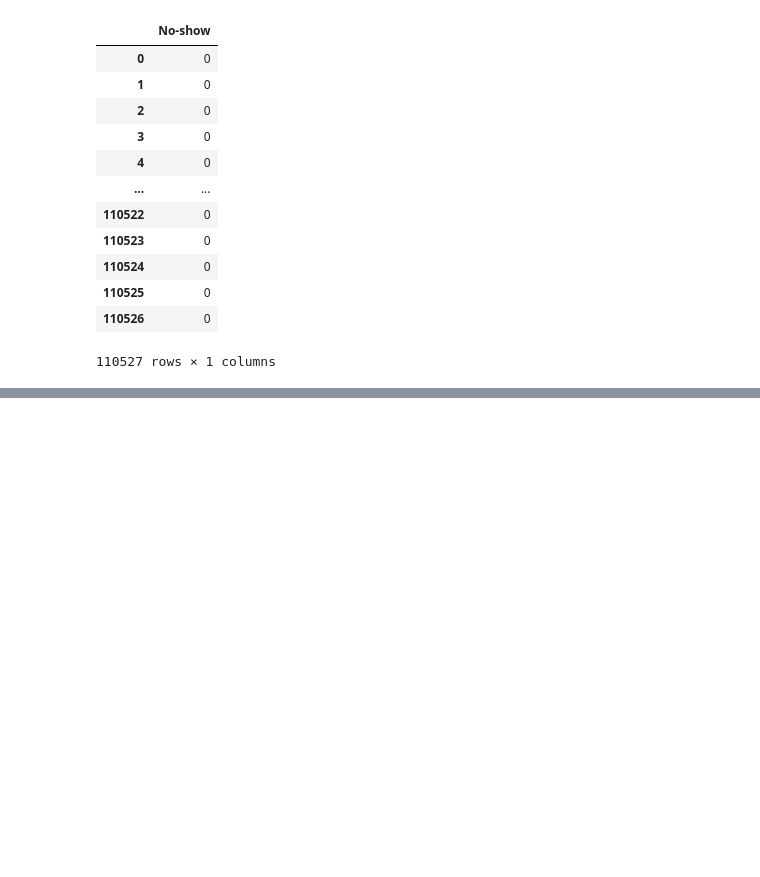
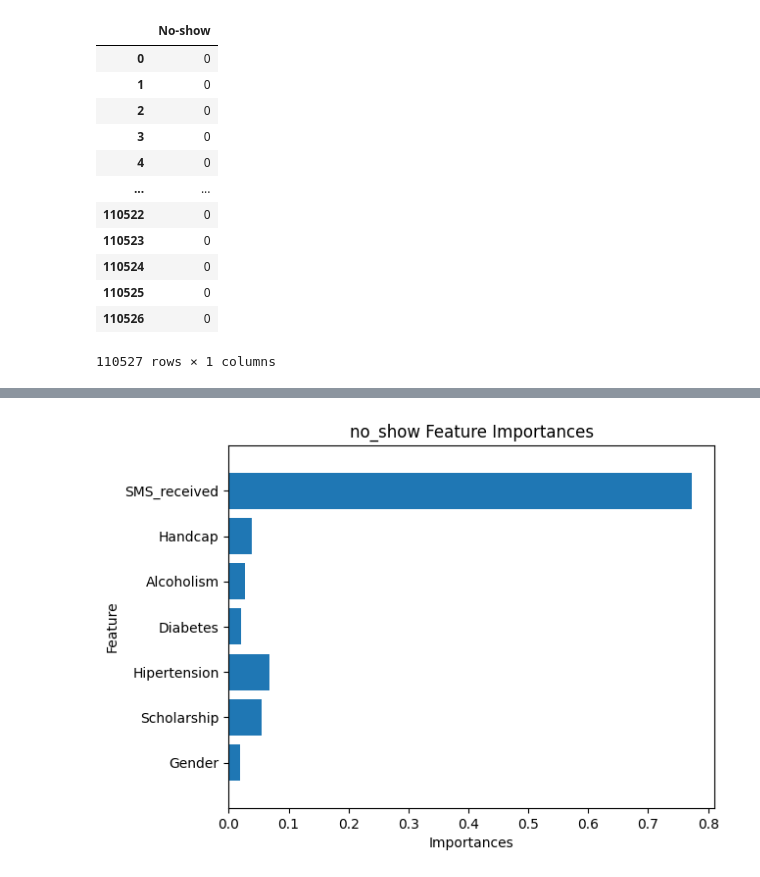
Before and after one commit to 5dongdong/PY_AI, a Jupyter notebook: ex_ysy.ipynb, the cells around one changed output, grey strips where cells are left out. Cells and saved outputs as stored; diff of their text form; code cells hidden in the pictures; blank space fills up the shorter version.

```diff
--- a/ex_ysy.ipynb
+++ b/ex_ysy.ipynb
@@ -254,7 +262,7 @@ Requirement already satisfied: tenacity>=6.2.0 in /usr/local/lib/python3.10/dist
 # %%
 # 2. 모델
-from catboost import CatBoostClassifier
-model = CatBoostClassifier() # 성능 가장 좋음
+from sklearn.ensemble import RandomForestClassifier
+model = RandomForestClassifier()
 
 
 # 3. 훈련
@@ -317,0 +294,14 @@ cv pred acc :  0.7988328960463222
+# %%
+# 시각화
+import matplotlib.pyplot as plt
+n_features = x.shape[1]
+plt.barh(range(n_features), model.feature_importances_, align='center')
+plt.yticks(np.arange(n_features), x_train.columns)
+plt.title('no_show Feature Importances')
+plt.ylabel('Feature')
+plt.xlabel('Importances')
+plt.ylim(-1, n_features)
+
+plt.show()
+# %% [output]
+[figure, added]
```
Also changed, not shown: parts of 10 cells of this notebook.
